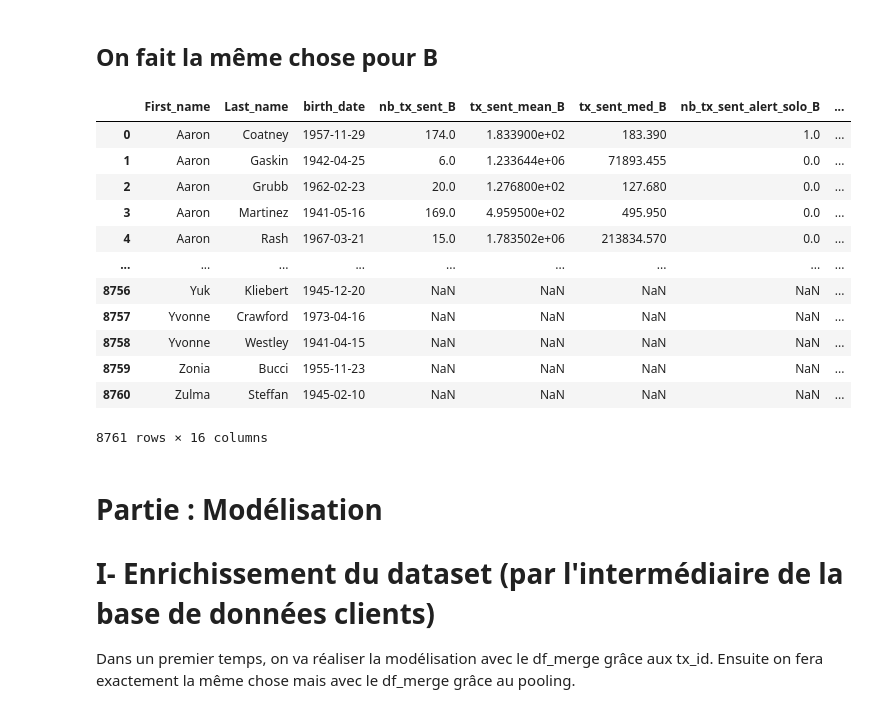
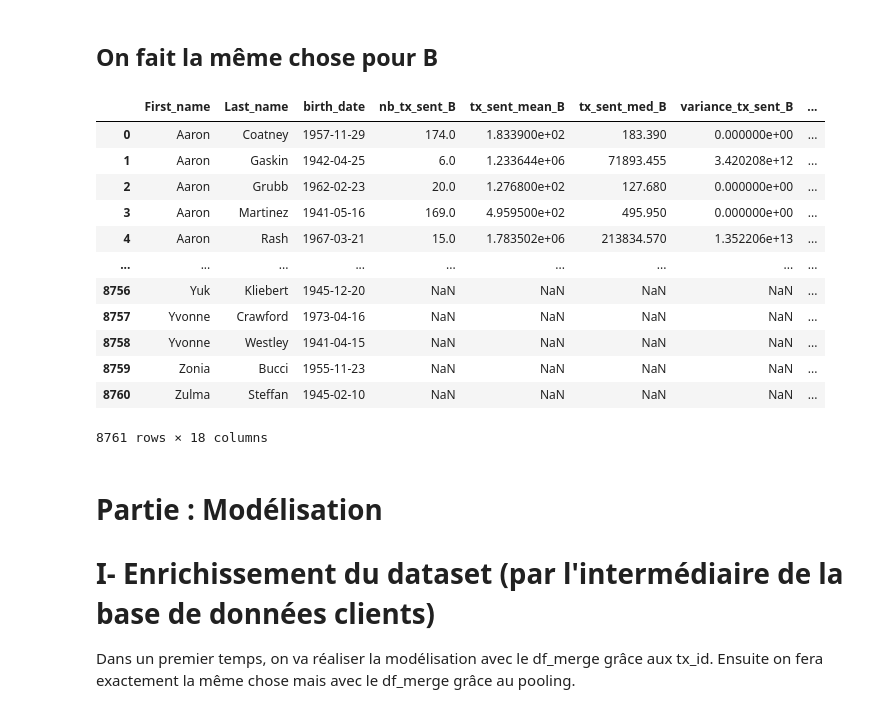
Before and after one commit to CorentinPernot/Statapp, a Jupyter notebook: Notebook/StatApp-2.ipynb, the cells around one changed output. Saved outputs shown, nothing was run; the diff lists cells and outputs as text; code cells hidden in the pictures.

```diff
--- a/Notebook/StatApp-2.ipynb
+++ b/Notebook/StatApp-2.ipynb
@@ -581,12 +581,12 @@ df_base_client2.sort_values(by=['First_name', 'Last_name'],inplace=True)
 df_base_client= pd.concat([df_base_client1,df_base_client2])
 df_base_client.drop_duplicates(keep = 'first', inplace=True)
 
-df_gpb =pd.DataFrame(df_B.groupby(by=['sender_first_name','sender_last_name','sender_birth_date'])['tx_amount'].agg(['count','mean', 'median']))
+df_gpb =pd.DataFrame(df_B.groupby(by=['sender_first_name','sender_last_name','sender_birth_date'])['tx_amount'].agg(['count','mean', 'median','var']))
 df_gpb.reset_index(inplace=True)
 df_gpb.rename(columns = {'sender_first_name': 'First_name', 'sender_last_name': 'Last_name',
                                  'sender_birth_date' : 'birth_date',
                         'count': 'nb_tx_sent_B', 'mean': 'tx_sent_mean_B',
-                        'median': 'tx_sent_med_B'}, inplace=True)
+                        'median': 'tx_sent_med_B', 'var': 'variance_tx_sent_B'}, inplace=True)
 
 df_alert =pd.DataFrame(df_B.groupby(by=['sender_first_name','sender_last_name','sender_birth_date'])['is_alert_solo'].agg(['sum']))
 df_alert.reset_index(inplace=True)
@@ -600,48 +600,48 @@ df_base_client1 = df_base_client1.drop(['index'], axis=1, inplace = False)
 df_base_client1_bis = pd.merge(df_base_client1,df_gpb ,on=['First_name','Last_name','birth_date'] )
 df_base_client1_ter = pd.merge(df_base_client1_bis,df_alert ,on=['First_name','Last_name','birth_date'] )
 
-df_gpb =pd.DataFrame(df_B.groupby(by=['receiver_first_name','receiver_last_name','receiver_birth_date'])['tx_amount'].agg(['count','mean', 'median']))
+df_gpb =pd.DataFrame(df_B.groupby(by=['receiver_first_name','receiver_last_name','receiver_birth_date'])['tx_amount'].agg(['count','mean', 'median','var']))
 df_gpb.reset_index(inplace=True)
 df_gpb.rename(columns = {'receiver_first_name': 'First_name', 'receiver_last_name': 'Last_name',
                                  'receiver_birth_date' : 'birth_date',
                         'count': 'nb_tx_received_B', 'mean': 'tx_received_mean_B',
-                        'median': 'tx_received_med_B'}, inplace=True)
+                        'median': 'tx_received_med_B', 'var': 'variance_tx_received_B'}, inplace=True)
 
 df_alert =pd.DataFrame(df_B.groupby(by=['receiver_first_name','receiver_last_name','receiver_birth_date'])['is_alert_solo'].agg(['sum']))
 df_alert.reset_index(inplace=True)
 df_alert.rename(columns = {'receiver_first_name': 'First_name', 'receiver_last_name': 'Last_name',
                                  'receiver_birth_date' : 'birth_date',
                         'sum': 'nb_tx_received_alert_solo_B'}, inplace=True)
 
 df_base_client2.reset_index(inplace=True)
 df_base_client2 = df_base_client2.drop(['index'], axis=1, inplace = False)
 
 df_base_client2_bis = pd.merge(df_base_client2,df_gpb ,on=['First_name','Last_name','birth_date'] )
 df_base_client2_ter = pd.merge(df_base_client2_bis,df_alert ,on=['First_name','Last_name','birth_date'] )
 
 DF_base_clients_B = pd.merge(df_base_client1_ter,df_base_client2_ter, on=['First_name','Last_name','birth_date'], how='outer')
 
 DF_base_clients_B['nb_tx_all_B']=DF_base_clients_B.nb_tx_sent_B + DF_base_clients_B.nb_tx_received_B
 DF_base_clients_B['nb_tx_alert_solo_all_B']=DF_base_clients_B.nb_tx_sent_alert_solo_B + DF_base_clients_B.nb_tx_received_alert_solo_B
 #Métrique de confiance de l'individu
 DF_base_clients_B['reliability_receiver_B']= 1- DF_base_clients_B['nb_tx_received_alert_solo_B']/DF_base_clients_B['nb_tx_received_B']
 DF_base_clients_B['reliability_sent_B']= 1- DF_base_clients_B['nb_tx_sent_alert_solo_B']/DF_base_clients_B['nb_tx_sent_B']
 DF_base_clients_B['reliability_all_B']= 1- DF_base_clients_B['nb_tx_alert_solo_all_B']/DF_base_clients_B['nb_tx_all_B']
 DF_base_clients_B
 # %% [output]
-|  | First_name | Last_name | birth_date | nb_tx_sent_B | tx_sent_mean_B | tx_sent_med_B | nb_tx_sent_alert_solo_B | ... |
-| 0 | Aaron | Coatney | 1957-11-29 | 174.0 | 1.833900e+02 | 183.390 | 1.0 | ... |
-| 1 | Aaron | Gaskin | 1942-04-25 | 6.0 | 1.233644e+06 | 71893.455 | 0.0 | ... |
-| 2 | Aaron | Grubb | 1962-02-23 | 20.0 | 1.276800e+02 | 127.680 | 0.0 | ... |
-| 3 | Aaron | Martinez | 1941-05-16 | 169.0 | 4.959500e+02 | 495.950 | 0.0 | ... |
-| 4 | Aaron | Rash | 1967-03-21 | 15.0 | 1.783502e+06 | 213834.570 | 0.0 | ... |
+|  | First_name | Last_name | birth_date | nb_tx_sent_B | tx_sent_mean_B | tx_sent_med_B | variance_tx_sent_B | ... |
+| 0 | Aaron | Coatney | 1957-11-29 | 174.0 | 1.833900e+02 | 183.390 | 0.000000e+00 | ... |
+| 1 | Aaron | Gaskin | 1942-04-25 | 6.0 | 1.233644e+06 | 71893.455 | 3.420208e+12 | ... |
+| 2 | Aaron | Grubb | 1962-02-23 | 20.0 | 1.276800e+02 | 127.680 | 0.000000e+00 | ... |
+| 3 | Aaron | Martinez | 1941-05-16 | 169.0 | 4.959500e+02 | 495.950 | 0.000000e+00 | ... |
+| 4 | Aaron | Rash | 1967-03-21 | 15.0 | 1.783502e+06 | 213834.570 | 1.352206e+13 | ... |
 | ... | ... | ... | ... | ... | ... | ... | ... | ... |
 | 8756 | Yuk | Kliebert | 1945-12-20 | NaN | NaN | NaN | NaN | ... |
 | 8757 | Yvonne | Crawford | 1973-04-16 | NaN | NaN | NaN | NaN | ... |
 | 8758 | Yvonne | Westley | 1941-04-15 | NaN | NaN | NaN | NaN | ... |
 | 8759 | Zonia | Bucci | 1955-11-23 | NaN | NaN | NaN | NaN | ... |
 | 8760 | Zulma | Steffan | 1945-02-10 | NaN | NaN | NaN | NaN | ... |
-8761 rows × 16 columns
+8761 rows × 18 columns
 # %% [markdown]
 # Partie : Modélisation
 
```
Also changed, not shown: parts of 16 cells of this notebook.
